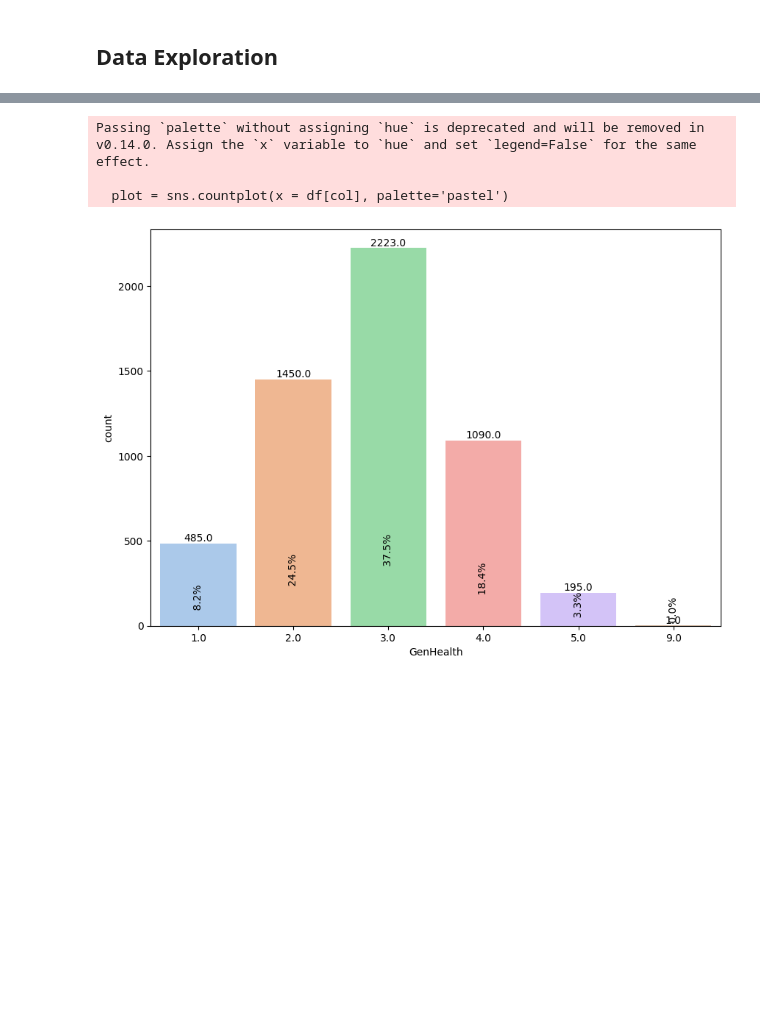
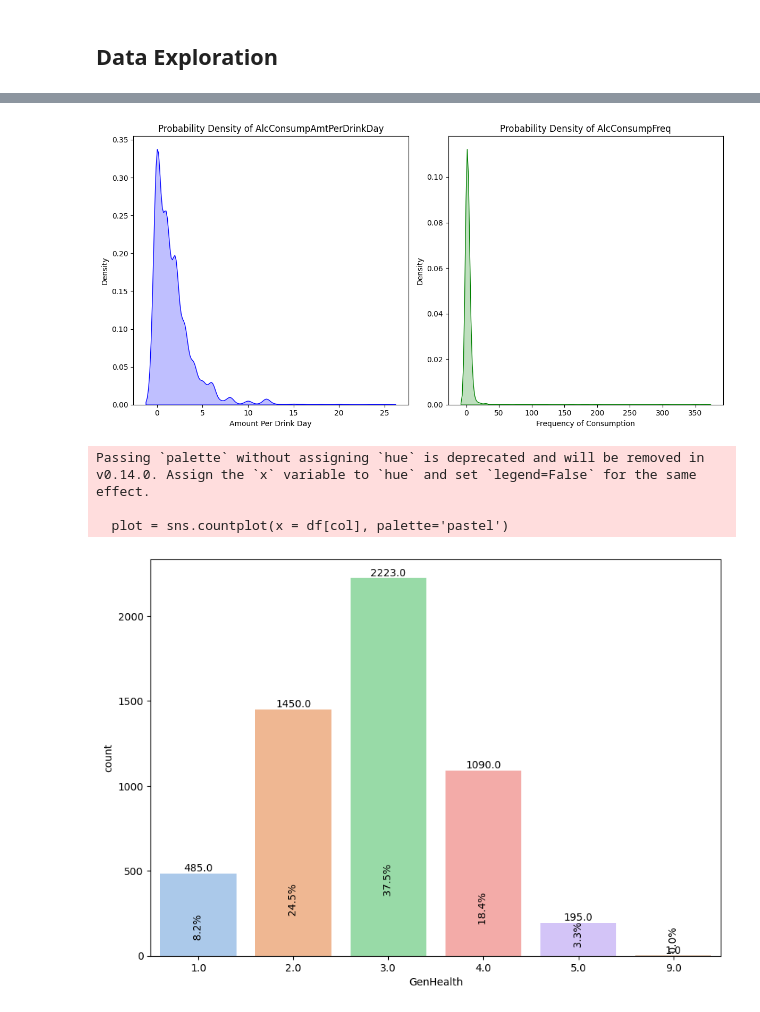
Before and after one commit to samcohen1/HypertensionML, a Jupyter notebook: new_predictor.ipynb, the cells around one changed output, grey strips where cells are left out. Cells and saved outputs as stored; diff of their text form; code cells hidden in the pictures; blank space fills up the shorter version.

Commit message:
Initial Data Exploration and Smoking

```diff
--- a/new_predictor.ipynb
+++ b/new_predictor.ipynb
@@ -110,7 +103,13 @@ new_column_names = {
     'SMQ040': 'Smoker',
     'DMDEDUC2': 'EducationLvl',
     'DIQ010' : 'Diabetes',
-    'DIQ160' : 'Prediabetic'
+    'DIQ160' : 'Prediabetic',
+    'SMD030' : 'AgeStartedSmokingReg',
+    'SMQ050Q': 'TimeQuit',
+    'SMD055': 'AgeLastSmokedReg',
+    'SMD057': 'WhenSmokedHowMuch',
+    'SMD641': 'DaysSmokedInLast30',
+    'SMD650': 'AvgCigs/DayInLast30'
 }
 
 df.rename(columns=new_column_names, inplace=True)
@@ -232,0 +247,12 @@ df.head()
+# %%
+
+conditions = [
+    df['AvgSysBP'].isna(),  # Check for NaN values
+    df['AvgSysBP'] < 130,
+    (df['AvgSysBP'] >= 130) & (df['AvgSysBP'] < 140),
+    df['AvgSysBP'] >= 140
+]
+values = [np.nan, 'Normal', 'Elevated', 'High']
+
+# Use np.select to handle NaNs and assign the appropriate category
+df['HypertensionLvl'] = np.select(conditions, values, default=np.nan)
@@ -233,3 +296,29 @@ df.head()
+# %%
+# Filter the DataFrame
+filtered_df = df[(df['AlcConsumpAmtPerDrinkDay'] < 77) & (df['AlcConsumpFreq'] < 777)]
+# Set up the matplotlib figure
+# Set up the matplotlib figure
+plt.figure(figsize=(12, 6))
+
+# KDE plot for AlcConsumpAmtPerDrinkDay
+plt.subplot(1, 2, 1)  # 1 row, 2 columns, 1st subplot
+sns.kdeplot(filtered_df['AlcConsumpAmtPerDrinkDay'], color='blue', fill=True)
+plt.title('Probability Density of AlcConsumpAmtPerDrinkDay')
+plt.xlabel('Amount Per Drink Day')
+plt.ylabel('Density')
+
+# KDE plot for AlcConsumpFreq
+plt.subplot(1, 2, 2)  # 1 row, 2 columns, 2nd subplot
+sns.kdeplot(filtered_df['AlcConsumpFreq'], color='green', fill=True)
+plt.title('Probability Density of AlcConsumpFreq')
+plt.xlabel('Frequency of Consumption')
+plt.ylabel('Density')
+
+# Show the plot
+plt.tight_layout()
+plt.show()
+# %% [output]
+[figure, added]
 # %%
 def plot_univariate(col):
     if(df[col].nunique()>2):
```
Also changed, not shown: parts of 15 cells of this notebook.
